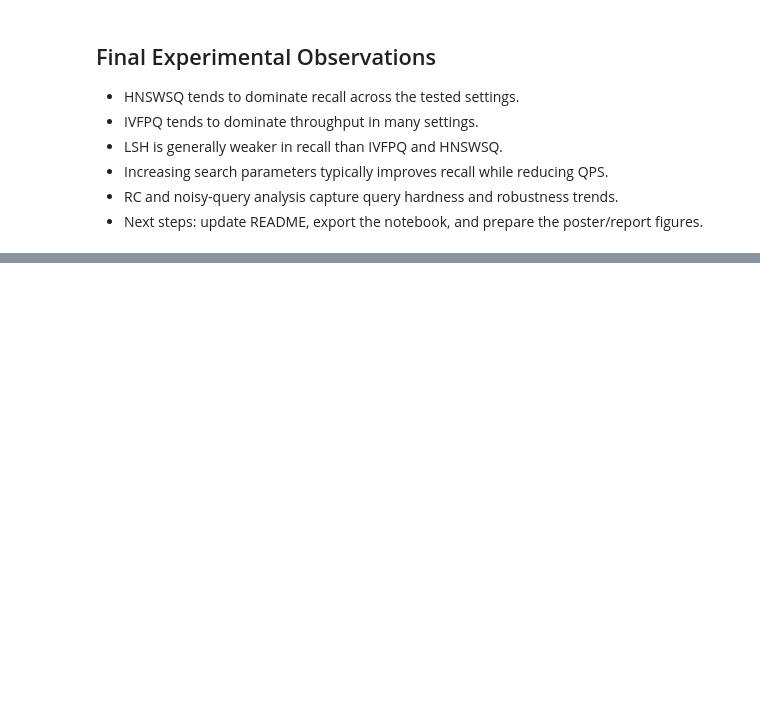
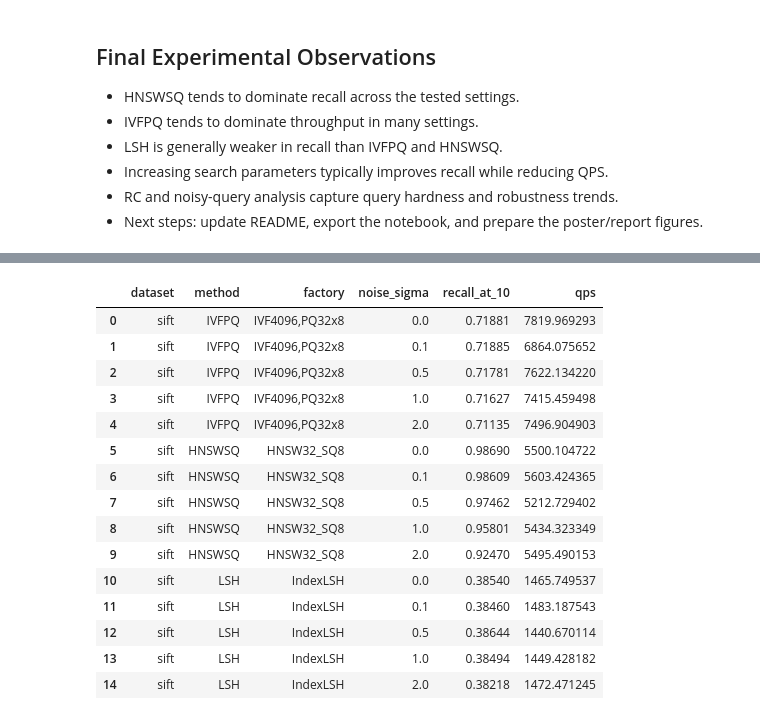
Before and after one commit to Valia-p/Vector-Search-FAISS, a Jupyter notebook: notebooks/experiments.ipynb, the cells around one changed output, grey strips where cells are left out. Cells and saved outputs as stored; diff of their text form; code cells hidden in the pictures; blank space fills up the shorter version.

```diff
--- a/notebooks/experiments.ipynb
+++ b/notebooks/experiments.ipynb
@@ -1606,0 +1847,85 @@ Saved: C:\Users\vaspn\Downloads\Vector-Search-FAISS\results\plots\easy_hard_comp
+# %%
+import faiss
+import pandas as pd
+
+from src.benchmarks import benchmark_index, build_ground_truth
+from src.data_loading import load_sift
+from src.indexes import set_hnswsq_efsearch, set_ivfpq_nprobe
+from src.metrics import recall_at_k
+from src.rc_analysis import add_noise
+
+# Ensure SIFT context exists if this section is run standalone.
+if "xb" not in globals() or "xq" not in globals() or "xlearn" not in globals():
+    xb, xq, xlearn, _ = load_sift()
+
+if "k" not in globals():
+    k = 10
+if "d" not in globals():
+    d = xb.shape[1]
+if "metric" not in globals():
+    metric = faiss.METRIC_L2
+if "I_gt" not in globals():
+    _, I_gt = build_ground_truth(xb, xq, k, metric)
+
+sift_extended_sigma_values = [0.00, 0.10, 0.50, 1.00, 2.00]
+
+sift_extended_configs = [
+    {"method": "IVFPQ", "factory": "IVF4096,PQ32x8", "setting_name": "nprobe", "setting_value": 64},
+    {"method": "HNSWSQ", "factory": "HNSW32_SQ8", "setting_name": "efSearch", "setting_value": 256},
+    {"method": "LSH", "factory": "IndexLSH", "setting_name": "nbits", "setting_value": 512},
+]
+
+sift_ext_noise_rows = []
+train_data_sift = xlearn if xlearn is not None and len(xlearn) > 0 else xb
+
+for cfg in sift_extended_configs:
+    method = cfg["method"]
+    factory = cfg["factory"]
+    setting_value = cfg["setting_value"]
+
+    if method == "LSH":
+        index = faiss.IndexLSH(d, int(setting_value))
+    else:
+        index = faiss.index_factory(d, factory, metric)
+        if not index.is_trained:
+            index.train(train_data_sift)
+    index.add(xb)
+
+    if method == "IVFPQ":
+        set_ivfpq_nprobe(index, int(setting_value))
+    elif method == "HNSWSQ":
+        set_hnswsq_efsearch(index, int(setting_value))
+
+    for sigma in sift_extended_sigma_values:
+        xq_noisy = add_noise(xq, sigma)
+        D, I, total_time, qps = benchmark_index(index, xq_noisy, k)
+        recall = recall_at_k(I, I_gt, k)
+
+        sift_ext_noise_rows.append({
+            "dataset": "sift",
+            "method": method,
+            "factory": factory,
+            "noise_sigma": float(sigma),
+            "recall_at_10": recall,
+            "qps": qps,
+        })
+
+sift_extended_noise_df = pd.DataFrame(sift_ext_noise_rows)
+sift_extended_noise_df
+# %% [output]
+|  | dataset | method | factory | noise_sigma | recall_at_10 | qps |
+| 0 | sift | IVFPQ | IVF4096,PQ32x8 | 0.0 | 0.71881 | 7819.969293 |
+| 1 | sift | IVFPQ | IVF4096,PQ32x8 | 0.1 | 0.71885 | 6864.075652 |
+| 2 | sift | IVFPQ | IVF4096,PQ32x8 | 0.5 | 0.71781 | 7622.134220 |
+| 3 | sift | IVFPQ | IVF4096,PQ32x8 | 1.0 | 0.71627 | 7415.459498 |
+| 4 | sift | IVFPQ | IVF4096,PQ32x8 | 2.0 | 0.71135 | 7496.904903 |
+| 5 | sift | HNSWSQ | HNSW32_SQ8 | 0.0 | 0.98690 | 5500.104722 |
+| 6 | sift | HNSWSQ | HNSW32_SQ8 | 0.1 | 0.98609 | 5603.424365 |
+| 7 | sift | HNSWSQ | HNSW32_SQ8 | 0.5 | 0.97462 | 5212.729402 |
+| 8 | sift | HNSWSQ | HNSW32_SQ8 | 1.0 | 0.95801 | 5434.323349 |
+| 9 | sift | HNSWSQ | HNSW32_SQ8 | 2.0 | 0.92470 | 5495.490153 |
+| 10 | sift | LSH | IndexLSH | 0.0 | 0.38540 | 1465.749537 |
+| 11 | sift | LSH | IndexLSH | 0.1 | 0.38460 | 1483.187543 |
+| 12 | sift | LSH | IndexLSH | 0.5 | 0.38644 | 1440.670114 |
+| 13 | sift | LSH | IndexLSH | 1.0 | 0.38494 | 1449.428182 |
+| 14 | sift | LSH | IndexLSH | 2.0 | 0.38218 | 1472.471245 |
```
Also changed, not shown: parts of 27 cells of this notebook, 5 other files.
